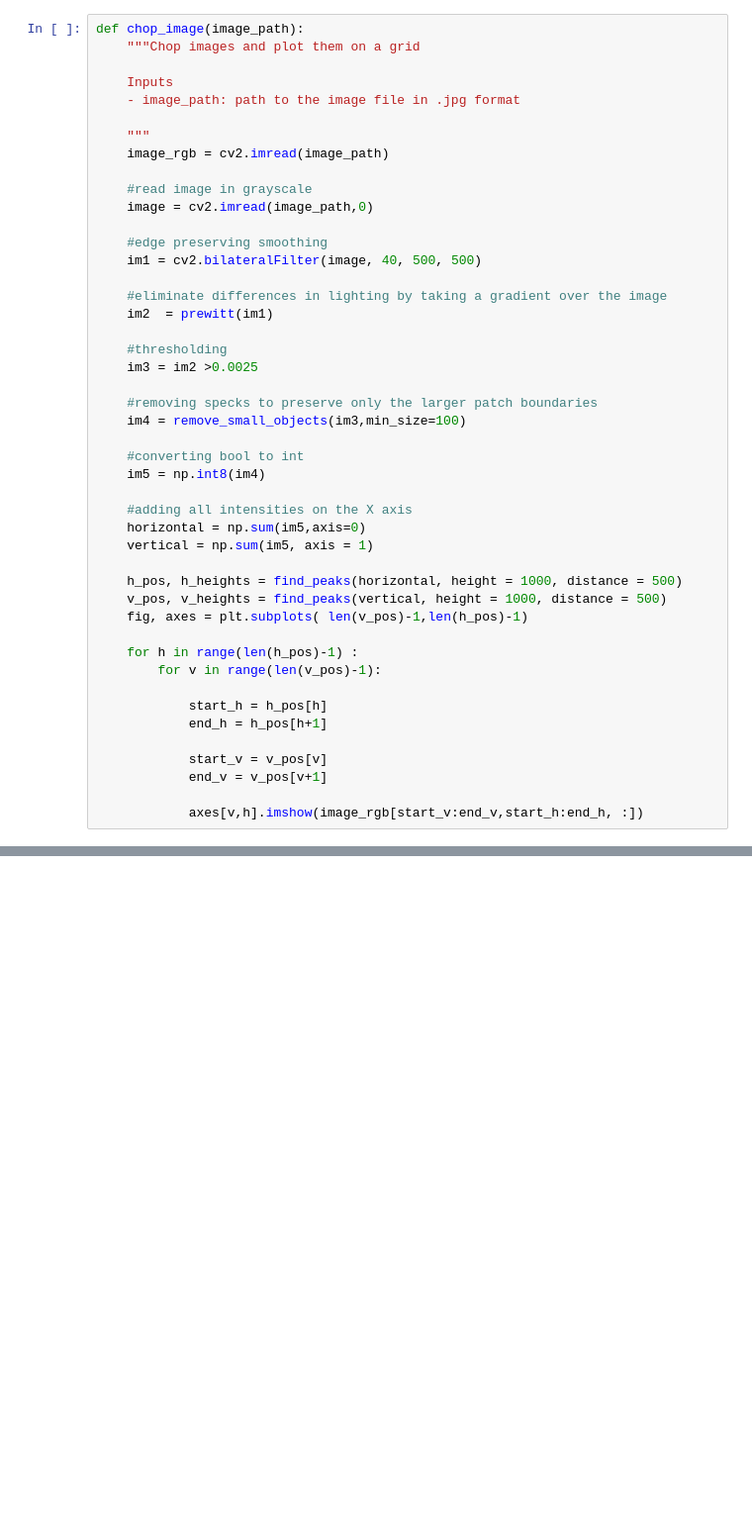
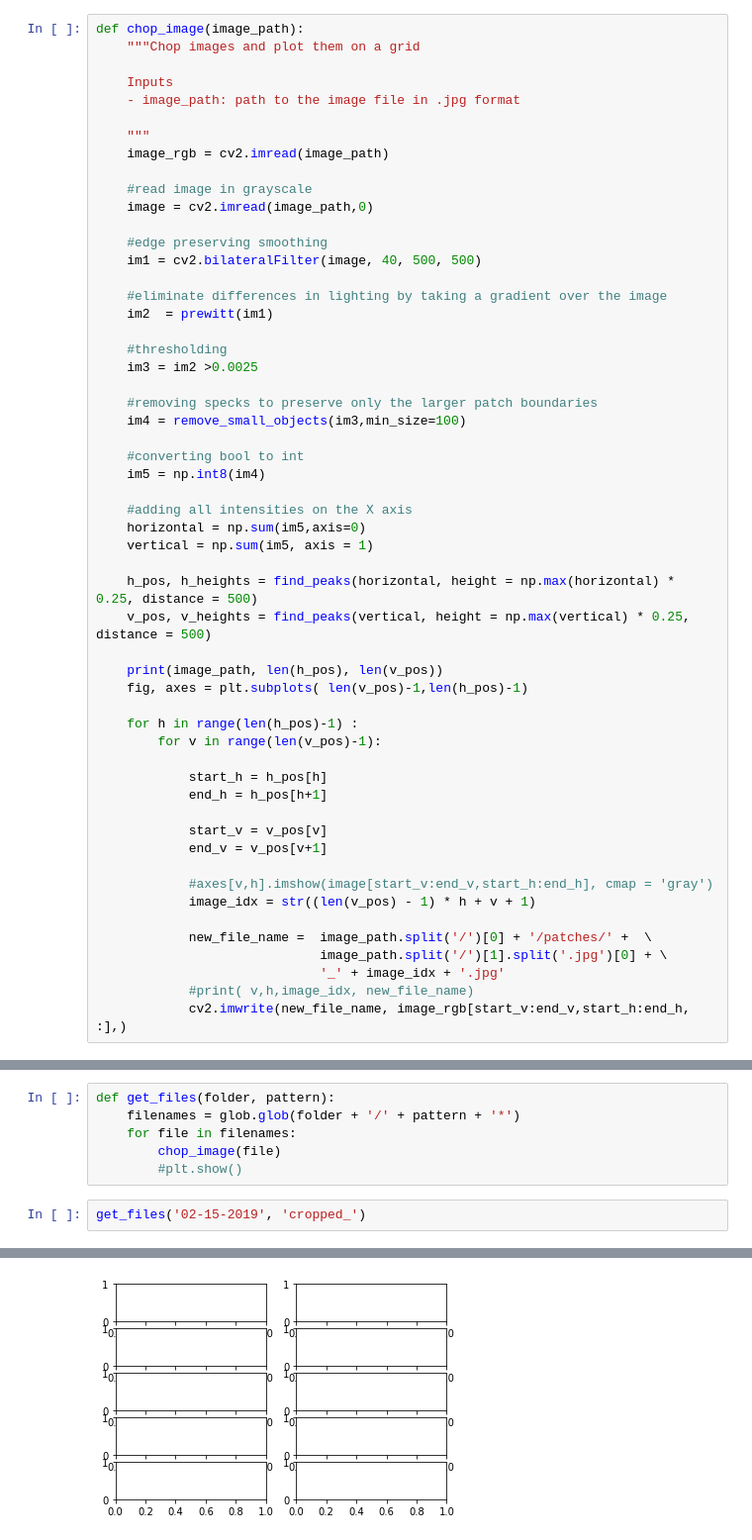
Before and after one commit to NanditaDamaraju/allergyDetection, a Jupyter notebook: Chop Images.ipynb, the cells around one changed output, grey strips where cells are left out. Shown at 99% size. Saved outputs shown, nothing was run; the diff lists cells and outputs as text; blank space fills up the shorter version.

Commit message:
parsing files to create individual patch images

```diff
--- a/Chop Images.ipynb
+++ b/Chop Images.ipynb
@@ -38,8 +39,10 @@ def chop_image(image_path):
     horizontal = np.sum(im5,axis=0)
     vertical = np.sum(im5, axis = 1)
 
-    h_pos, h_heights = find_peaks(horizontal, height = 1000, distance = 500)
-    v_pos, v_heights = find_peaks(vertical, height = 1000, distance = 500)
+    h_pos, h_heights = find_peaks(horizontal, height = np.max(horizontal) * 0.25, distance = 500)
+    v_pos, v_heights = find_peaks(vertical, height = np.max(vertical) * 0.25, distance = 500)
+
+    print(image_path, len(h_pos), len(v_pos))
     fig, axes = plt.subplots( len(v_pos)-1,len(h_pos)-1)
 
     for h in range(len(h_pos)-1) :
@@ -51,4 +54,11 @@ def chop_image(image_path):
             start_v = v_pos[v]
             end_v = v_pos[v+1]
 
-            axes[v,h].imshow(image_rgb[start_v:end_v,start_h:end_h, :])
+            #axes[v,h].imshow(image[start_v:end_v,start_h:end_h], cmap = 'gray')
+            image_idx = str((len(v_pos) - 1) * h + v + 1)
+
+            new_file_name =  image_path.split('/')[0] + '/patches/' +  \
+                             image_path.split('/')[1].split('.jpg')[0] + \
+                             '_' + image_idx + '.jpg'
+            #print( v,h,image_idx, new_file_name)
+            cv2.imwrite(new_file_name, image_rgb[start_v:end_v,start_h:end_h, :],)
@@ -58,0 +65,9 @@ chop_image('009-1982-5.jpg')
+# %%
+def get_files(folder, pattern):
+    filenames = glob.glob(folder + '/' + pattern + '*')
+    for file in filenames:
+        chop_image(file)
+        #plt.show()
+# %%
+get_files('02-15-2019', 'cropped_')
+# %% [output]
@@ -58,0 +98 @@ chop_image('009-1982-5.jpg')
+[figure, added]
```
Also changed, not shown: parts of 4 cells of this notebook, 2 other files.
